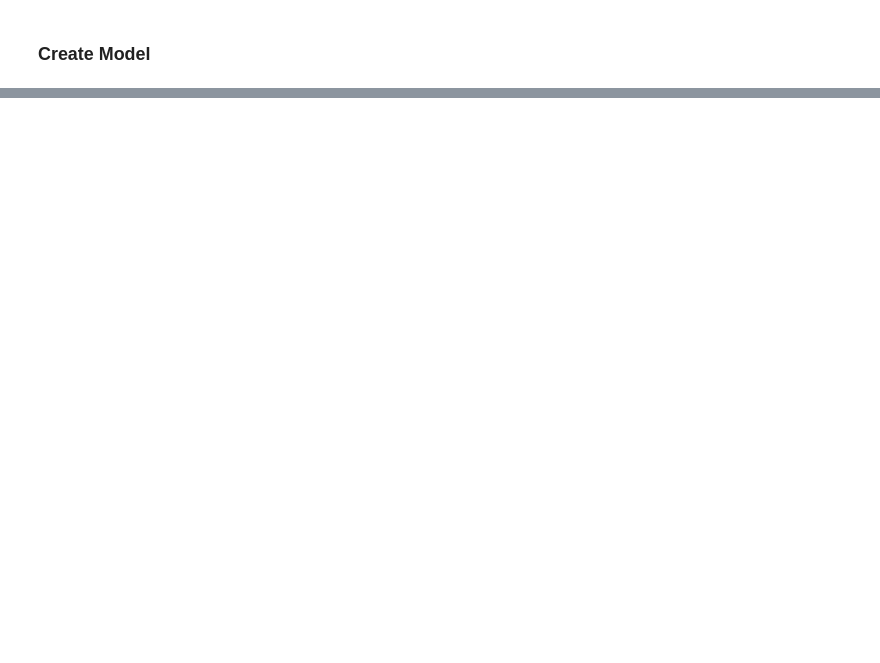
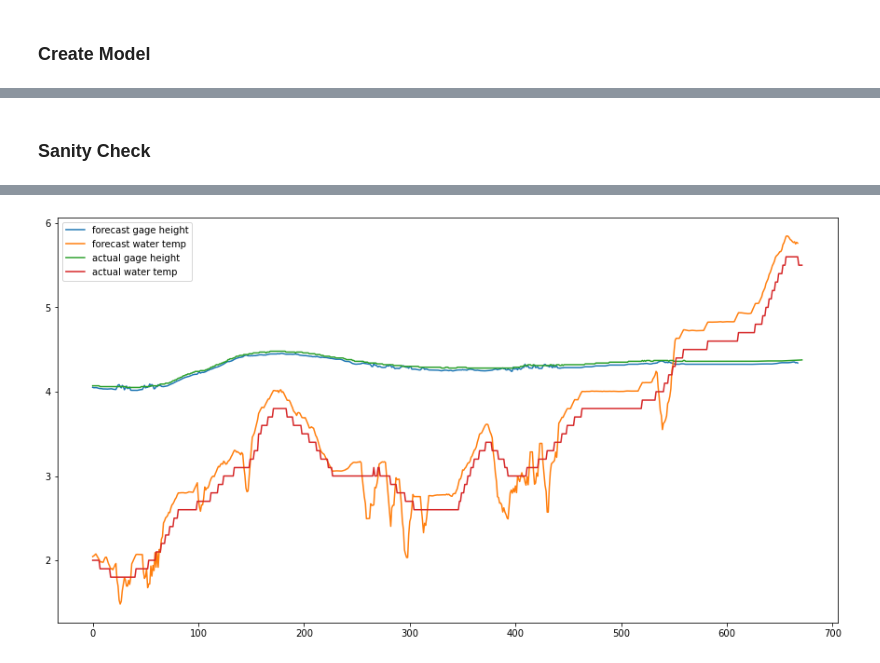
Before and after one commit to jaismith/flowcast, a Jupyter notebook: learn.ipynb, the cells around one changed output, grey strips where cells are left out. Cells and saved outputs as stored; diff of their text form; code cells hidden in the pictures; blank space fills up the shorter version.

Commit message:
promising sanity check

```diff
--- a/learn.ipynb
+++ b/learn.ipynb
@@ -207,0 +209,30 @@ Epoch 48/100
+# %% [markdown]
+### Sanity Check
+# %%
+# get the last three days of data from the dataset (previously used for validation)
+sanity = observations.tail(4 * 24 * 7).values
+expected = sanity[:, 3:]
+
+# expected[:, 0] = savgol_filter(expected[:, 0], 25, 3)
+
+# scale
+sanity = np.hstack((in_scaler.transform(sanity[:, :3]), out_scaler.transform(sanity[:, 3:])))
+
+sanity_reshaped = series_to_supervised(sanity, 4, None, 1, None).values
+
+sanity_X = sanity_reshaped[:, :-2]
+sanity_X = sanity_X.reshape((sanity_X.shape[0], 1, sanity_X.shape[1]))
+print(sanity_X.shape)
+
+# predict
+sanity_pred = model.predict(sanity_X)
+
+# rescale
+sanity_pred = out_scaler.inverse_transform(sanity_pred)
+
+# graph
+plt.plot(sanity_pred)
+plt.plot(expected)
+plt.legend(['forecast gage height', 'forecast water temp', 'actual gage height', 'actual water temp'])
+plt.show()
+# %% [output]
@@ -207,0 +241 @@ Epoch 48/100
+[figure, added]
```
Also changed, not shown: parts of 5 cells of this notebook, 1 other file.
